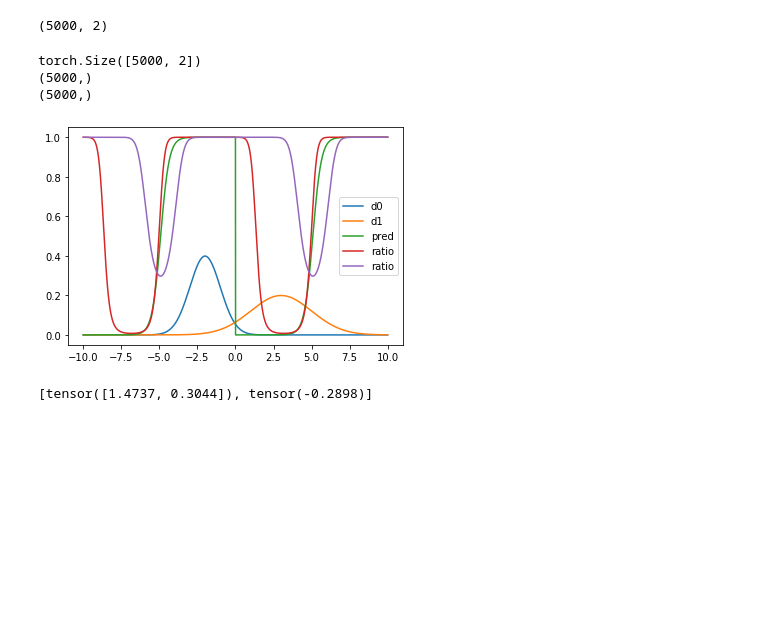
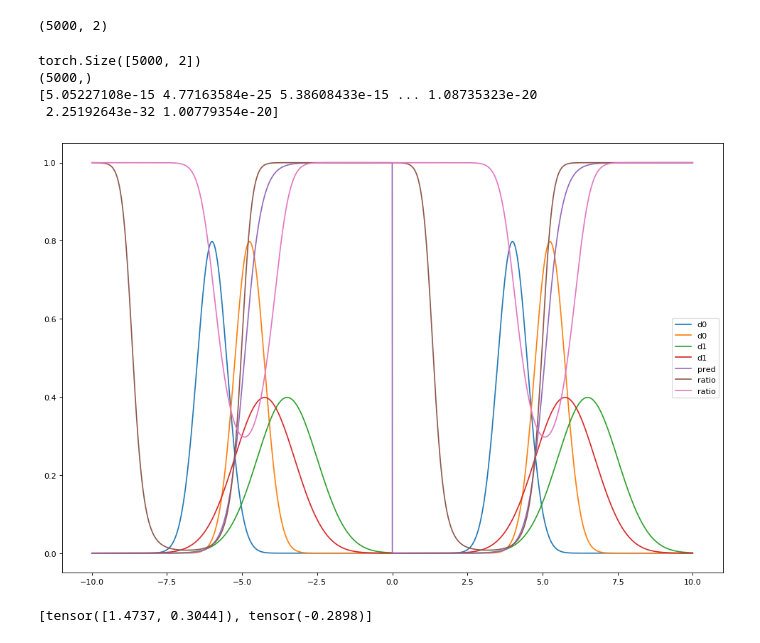
Before and after one commit to vasiache/ttt, a Jupyter notebook: homework2/log_regV2.ipynb, the cells around one changed output. Saved outputs shown, nothing was run; the diff lists cells and outputs as text; code cells hidden in the pictures; blank space fills up the shorter version.

```diff
--- a/homework2/log_regV2.ipynb
+++ b/homework2/log_regV2.ipynb
@@ -94,19 +94,21 @@ d1D2_pdf.shape
 # %%
 print (x_tensor.shape)
 print(dist.flatten().shape)
-print(d0_pdf.shape)
+print(d0D2_pdf.reshape(2,-1)[0])
 # %% [output]
 torch.Size([5000, 2])
 (5000,)
-(5000,)
+[5.05227108e-15 4.77163584e-25 5.38608433e-15 ... 1.08735323e-20
+ 2.25192643e-32 1.00779354e-20]
 # %%
-plt.plot(x_scale, d0_pdf, label='d0')
-plt.plot(x_scale, d1_pdf, label='d1')
+plt.figure(figsize=(15, 10), dpi= 80, facecolor='w', edgecolor='k')
+plt.plot(x_scale, d0D2_pdf*2, label='d0')
+plt.plot(x_scale, d1D2_pdf*2, label='d1')
 plt.plot(x_scale, dist.flatten(), label='pred')
 plt.plot(x_scale, ratio, label='ratio')
 plt.legend();
 # %% [output]
-[figure, old version]
+[figure, new version]
 # %%
 print([p.data[0] for p in layer.parameters()])
 # %% [output]
```
